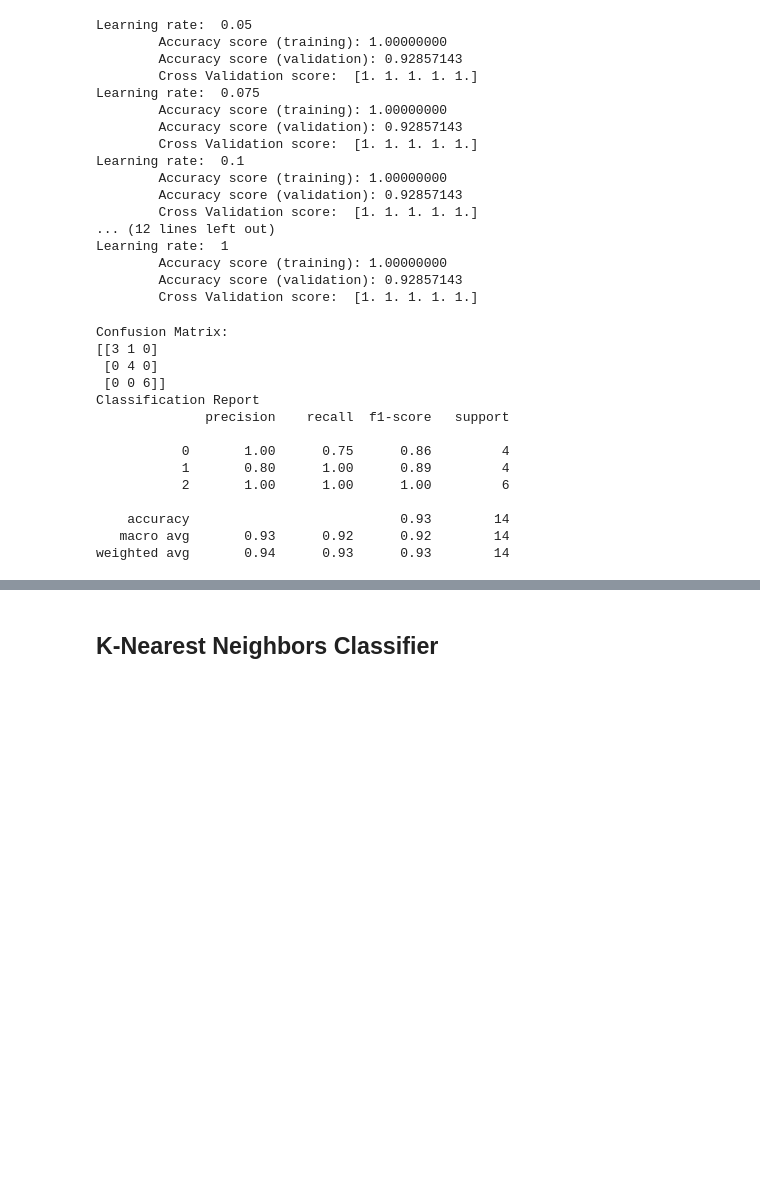
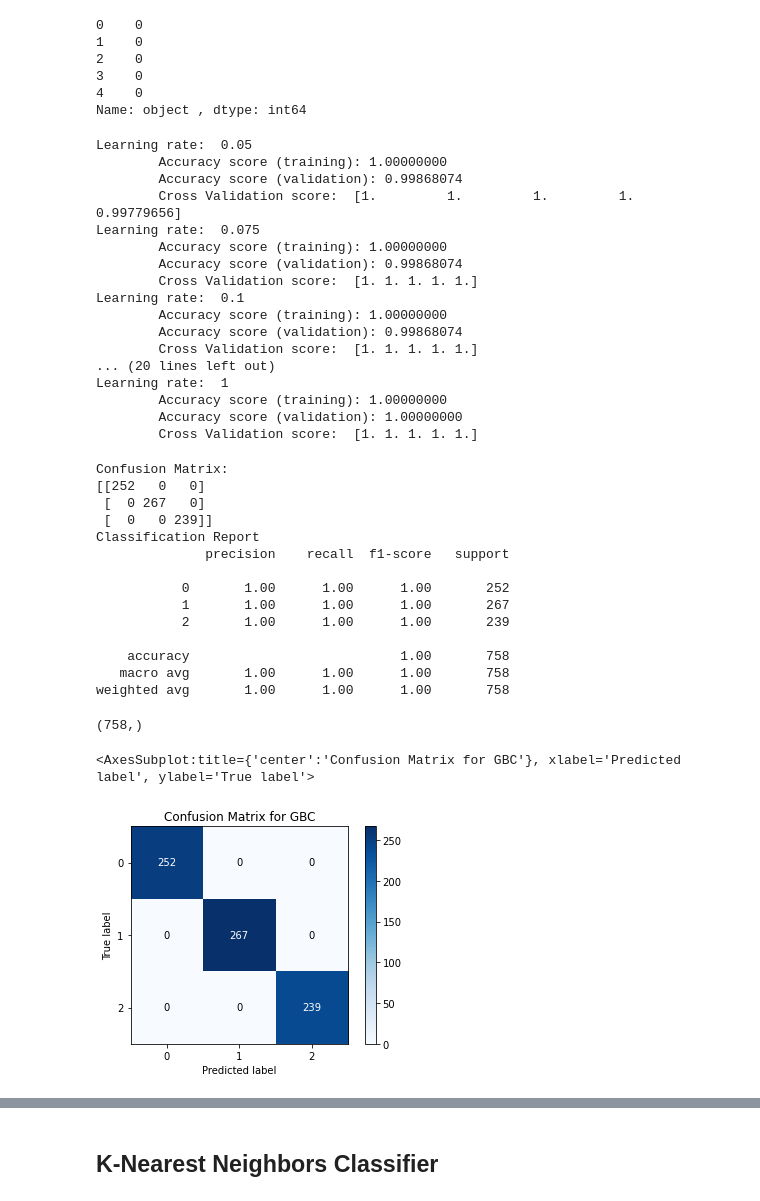
Before and after one commit to emilylondon/K12OutreachHapticGlove, a Jupyter notebook: objectClassification.ipynb, the cells around one changed output, grey strips where cells are left out. Saved outputs shown, nothing was run; the diff lists cells and outputs as text; code cells hidden in the pictures; blank space fills up the shorter version.

Commit message:
retrained gbc with new data

```diff
--- a/objectClassification.ipynb
+++ b/objectClassification.ipynb
@@ -14,10 +31,9 @@ from sklearn.metrics import classification_report, confusion_matrix, f1_score, a
 # %%
-data = pd.read_csv('hapticObjectClassifier.csv')
-print(data)
+
 
 # 1002 we can modify the dataset to have actual labels (i.e. ball, water bottle, cube)
 # and then use sklearn preprocessing.LabelEncoder to convert string labels into numbers
 #data.head()
-X = data.iloc[:, :6].values
-y = data['object '].values
+X = data.iloc[:, :6]
+X.head()
 # %% [output]
@@ -41,10 +46,20 @@ y = data['object '].values
+# %%
+y = data['object ']
+y.head()
+# %% [output]
+0    0
+1    0
+2    0
+3    0
+4    0
+Name: object , dtype: int64
 # %%
 x_train, x_test, y_train, y_test = train_test_split(X, y, test_size = 0.25, random_state = 42)
 scaler = MinMaxScaler()
 X_train = scaler.fit_transform(x_train)
 X_test = scaler.transform(x_test)
 # %%
-lr_list = [0.05, 0.075, 0.1, 0.25, 0.5, 0.75, 1]
+lr_list = [0.05, 0.075, 0.1, 0.25, 0.3, 0.4, 0.5, 0.75, 1]
 
 for learning_rate in lr_list:
     gb_clf = GradientBoostingClassifier(n_estimators=20, learning_rate=learning_rate, max_features=2, max_depth=2, random_state=0)
@@ -58,25 +73,26 @@ for learning_rate in lr_list:
 # %% [output]
 Learning rate:  0.05
         Accuracy score (training): 1.00000000
-        Accuracy score (validation): 0.92857143
-        Cross Validation score:  [1. 1. 1. 1. 1.]
+        Accuracy score (validation): 0.99868074
+        Cross Validation score:  [1.         1.         1.         1.         0.99779656]
 Learning rate:  0.075
         Accuracy score (training): 1.00000000
-        Accuracy score (validation): 0.92857143
+        Accuracy score (validation): 0.99868074
         Cross Validation score:  [1. 1. 1. 1. 1.]
 Learning rate:  0.1
         Accuracy score (training): 1.00000000
-        Accuracy score (validation): 0.92857143
+        Accuracy score (validation): 0.99868074
         Cross Validation score:  [1. 1. 1. 1. 1.]
-... (12 lines left out)
+... (20 lines left out)
 Learning rate:  1
         Accuracy score (training): 1.00000000
-        Accuracy score (validation): 0.92857143
+        Accuracy score (validation): 1.00000000
         Cross Validation score:  [1. 1. 1. 1. 1.]
 # %%
-gb_clf2 = GradientBoostingClassifier(n_estimators=20, learning_rate=0.5, max_features=2, max_depth=2, random_state=0)
+gb_clf2 = GradientBoostingClassifier(n_estimators=20, learning_rate=0.3, max_features=2, max_depth=2, random_state=0)
 gb_clf2.fit(X_train, y_train)
 predictions = gb_clf2.predict(X_test)
+y_proba = gb_clf2.predict_proba(X_test)
 
 print("Confusion Matrix:")
 print(confusion_matrix(y_test, predictions))
@@ -85,16 +101,25 @@ print("Classification Report")
 print(classification_report(y_test, predictions))
 # %% [output]
 Confusion Matrix:
-[[3 1 0]
- [0 4 0]
- [0 0 6]]
+[[252   0   0]
+ [  0 267   0]
+ [  0   0 239]]
 Classification Report
               precision    recall  f1-score   support
 
-           0       1.00      0.75      0.86         4
-           1       0.80      1.00      0.89         4
-           2       1.00      1.00      1.00         6
+           0       1.00      1.00      1.00       252
+           1       1.00      1.00      1.00       267
+           2       1.00      1.00      1.00       239
 
-    accuracy                           0.93        14
-   macro avg       0.93      0.92      0.92        14
-weighted avg       0.94      0.93      0.93        14
+    accuracy                           1.00       758
+   macro avg       1.00      1.00      1.00       758
+weighted avg       1.00      1.00      1.00       758
+# %%
+y_test.shape
+# %% [output]
+(758,)
+# %%
+skplt.metrics.plot_confusion_matrix(y_test, predictions, normalize=False, title = 'Confusion Matrix for GBC')
+# %% [output]
+<AxesSubplot:title={'center':'Confusion Matrix for GBC'}, xlabel='Predicted label', ylabel='True label'>
+[figure, added]
```
Also changed, not shown: parts of 13 cells of this notebook, 1 other file.
